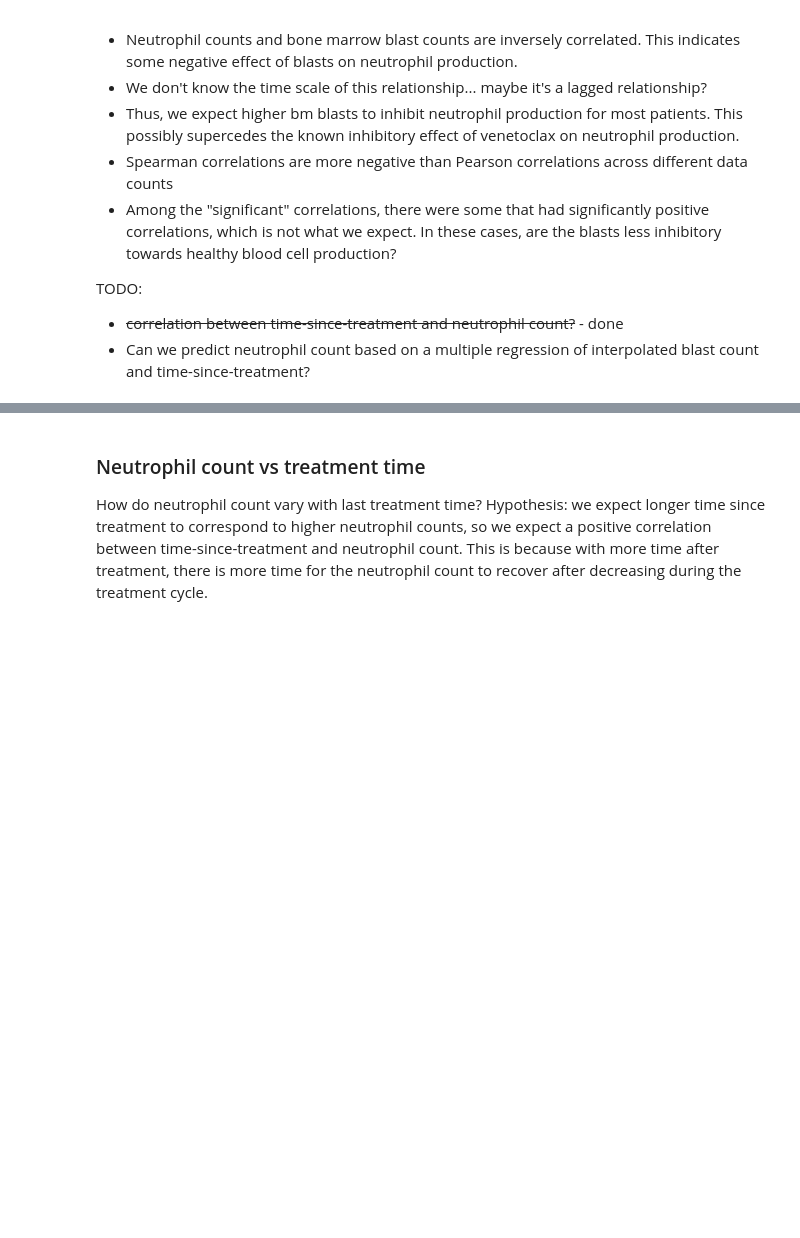
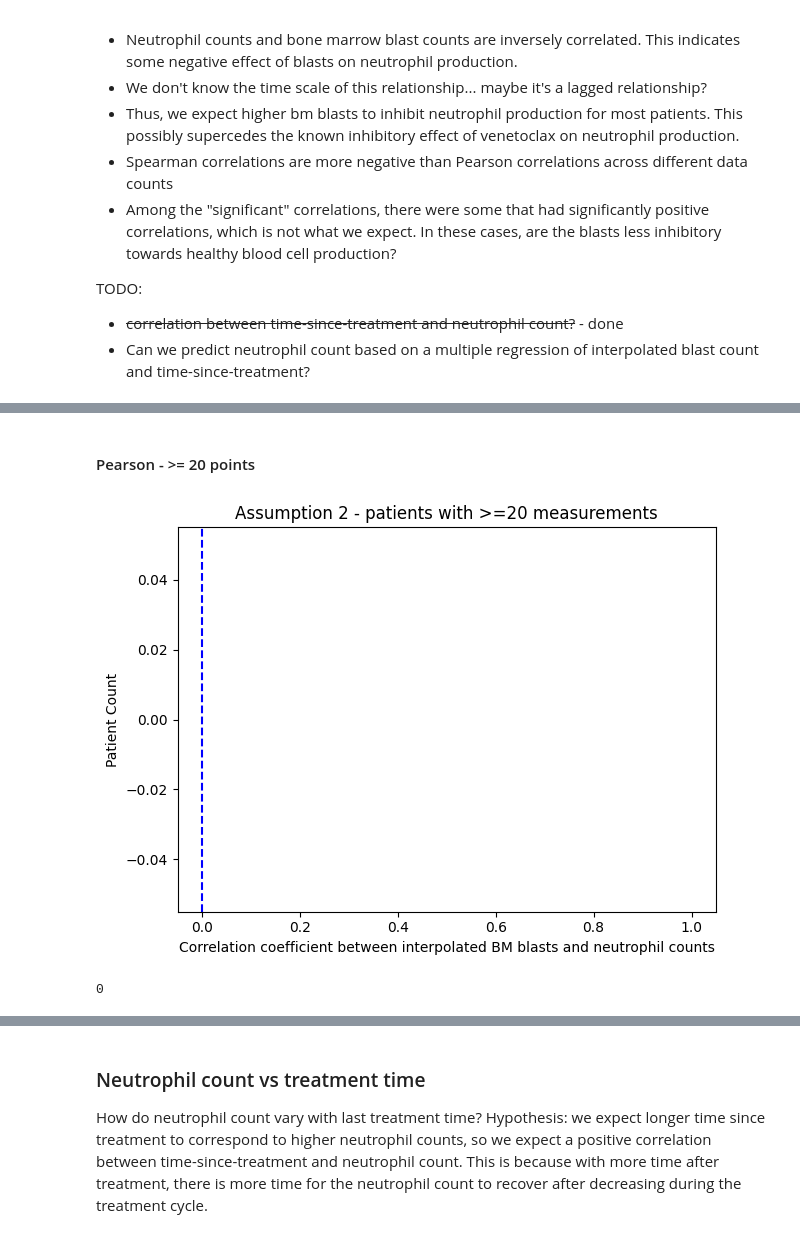
Before and after one commit to yjzhang/Venex_Neutropenia_Models, a Jupyter notebook: publication_notebooks/data_hypotheses_2025_04_16.ipynb, the cells around one changed output, grey strips where cells are left out. Cells and saved outputs as stored; diff of their text form; code cells hidden in the pictures; blank space fills up the shorter version.

```diff
--- a/publication_notebooks/data_hypotheses_2025_04_16.ipynb
+++ b/publication_notebooks/data_hypotheses_2025_04_16.ipynb
@@ -324,0 +659,17 @@ TODO:
+# %% [markdown]
+#### Pearson - >= 20 points
+# %%
+correlation_subset = {pid: x for pid, x in neut_blast_correlations_nointerp.items() if len(patient_data_matched_nointerp[pid]) >=20}
+plt.hist([x.statistic for x in correlation_subset.values()], bins=20)
+plt.axvline(0, color='blue', linestyle='--', label='zero')
+plt.title('Assumption 2 - patients with >=20 measurements')
+plt.xlabel('Correlation coefficient between interpolated BM blasts and neutrophil counts')
+plt.ylabel('Patient Count')
+plt.tight_layout()
+plt.show()
+# %% [output]
+[figure, added]
+# %%
+len(correlation_subset)
+# %% [output]
+0
```
Also changed, not shown: parts of 44 cells of this notebook, 1 other file.
